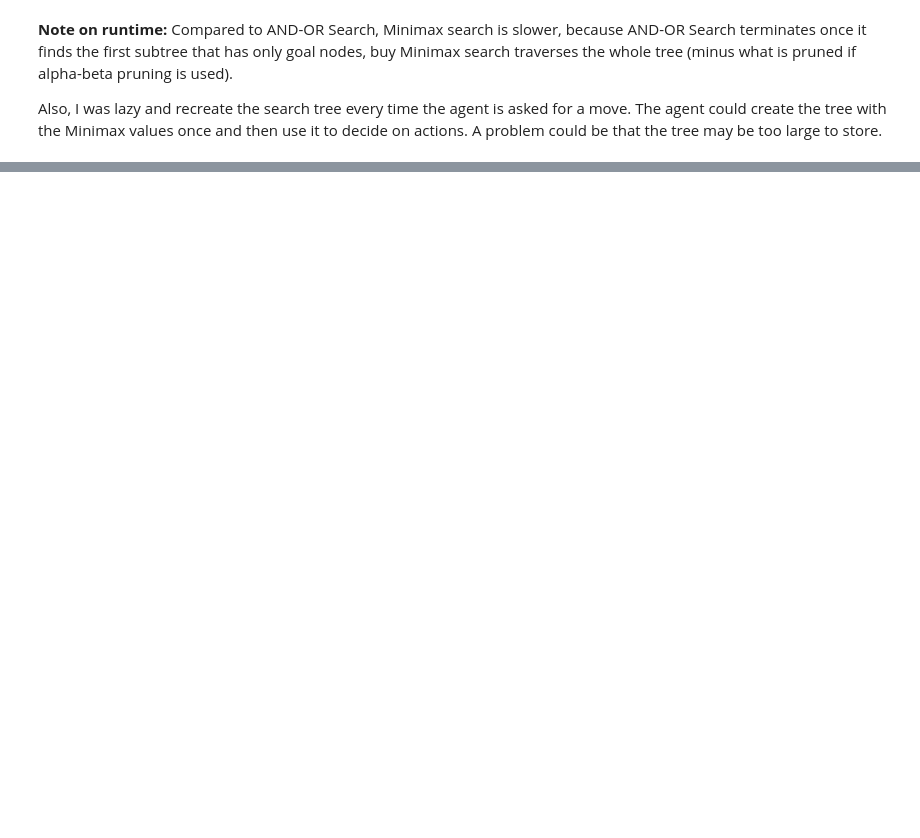
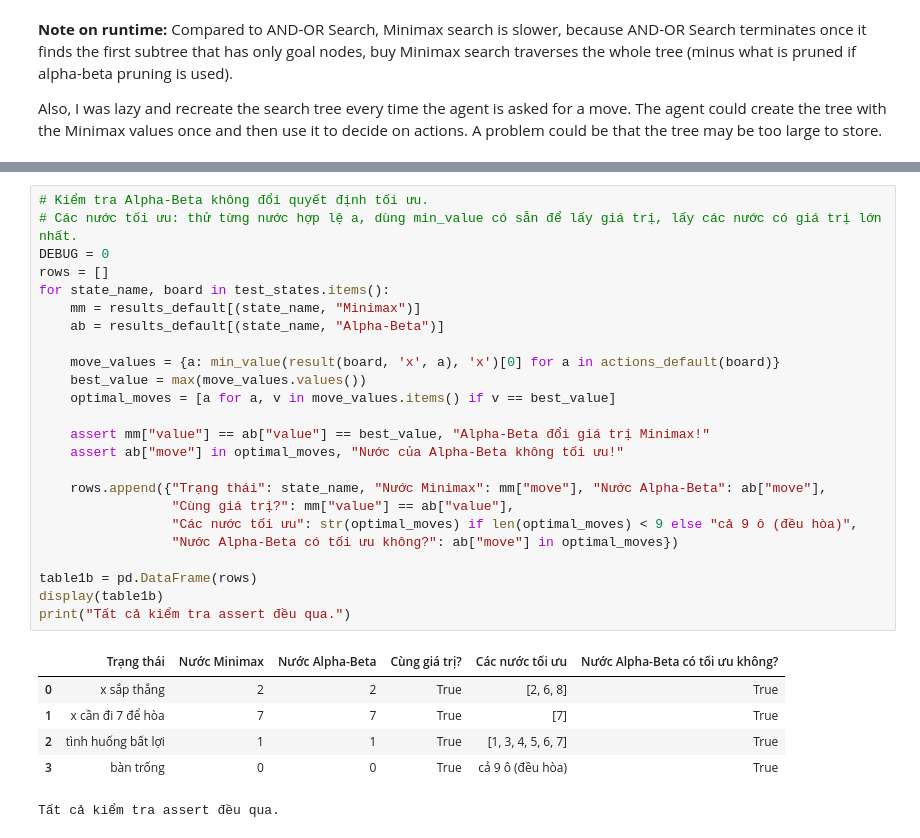
Before and after one commit to Ko4rut/ML-Advance-Group, a Jupyter notebook: lab05 - game/lab05 - game/tictactoe_alpha_beta_tree_search.ipynb, the cells around one changed output, grey strips where cells are left out. Saved outputs shown, nothing was run; the diff lists cells and outputs as text; blank space fills up the shorter version.

```diff
--- a/lab05 - game/lab05 - game/tictactoe_alpha_beta_tree_search.ipynb
+++ b/lab05 - game/lab05 - game/tictactoe_alpha_beta_tree_search.ipynb
@@ -451,0 +560,31 @@ Also, I was lazy and recreate the search tree every time the agent is asked for
+# %%
+# Kiểm tra Alpha-Beta không đổi quyết định tối ưu.
+# Các nước tối ưu: thử từng nước hợp lệ a, dùng min_value có sẵn để lấy giá trị, lấy các nước có giá trị lớn nhất.
+DEBUG = 0
+rows = []
+for state_name, board in test_states.items():
+    mm = results_default[(state_name, "Minimax")]
+    ab = results_default[(state_name, "Alpha-Beta")]
+
+    move_values = {a: min_value(result(board, 'x', a), 'x')[0] for a in actions_default(board)}
+    best_value = max(move_values.values())
+    optimal_moves = [a for a, v in move_values.items() if v == best_value]
+
+    assert mm["value"] == ab["value"] == best_value, "Alpha-Beta đổi giá trị Minimax!"
+    assert ab["move"] in optimal_moves, "Nước của Alpha-Beta không tối ưu!"
+
+    rows.append({"Trạng thái": state_name, "Nước Minimax": mm["move"], "Nước Alpha-Beta": ab["move"],
+                 "Cùng giá trị?": mm["value"] == ab["value"],
+                 "Các nước tối ưu": str(optimal_moves) if len(optimal_moves) < 9 else "cả 9 ô (đều hòa)",
+                 "Nước Alpha-Beta có tối ưu không?": ab["move"] in optimal_moves})
+
+table1b = pd.DataFrame(rows)
+display(table1b)
+print("Tất cả kiểm tra assert đều qua.")
+# %% [output]
+|  | Trạng thái | Nước Minimax | Nước Alpha-Beta | Cùng giá trị? | Các nước tối ưu | Nước Alpha-Beta có tối ưu không? |
+| 0 | x sắp thắng | 2 | 2 | True | [2, 6, 8] | True |
+| 1 | x cần đi 7 để hòa | 7 | 7 | True | [7] | True |
+| 2 | tình huống bất lợi | 1 | 1 | True | [1, 3, 4, 5, 6, 7] | True |
+| 3 | bàn trống | 0 | 0 | True | cả 9 ô (đều hòa) | True |
+Tất cả kiểm tra assert đều qua.
```
Also changed, not shown: parts of 34 cells of this notebook.
